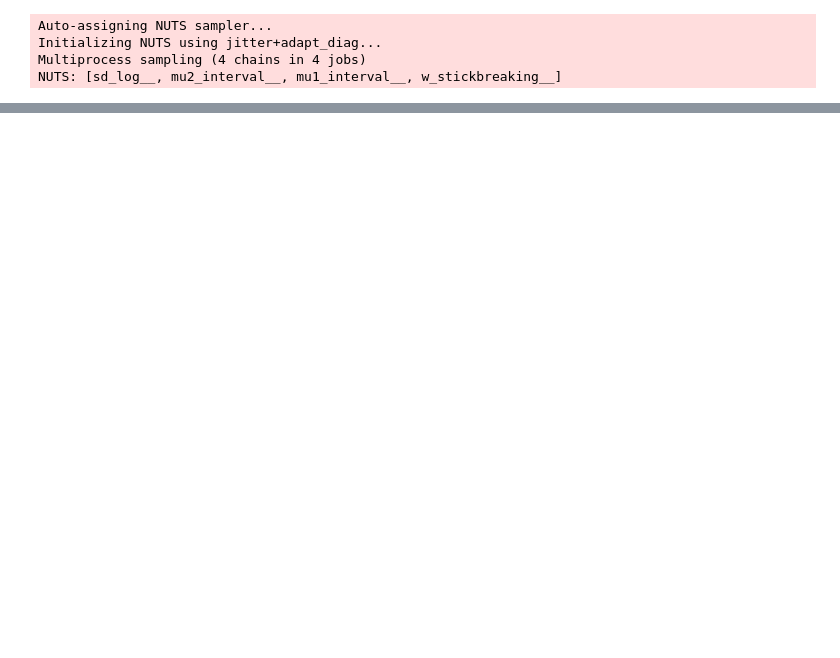
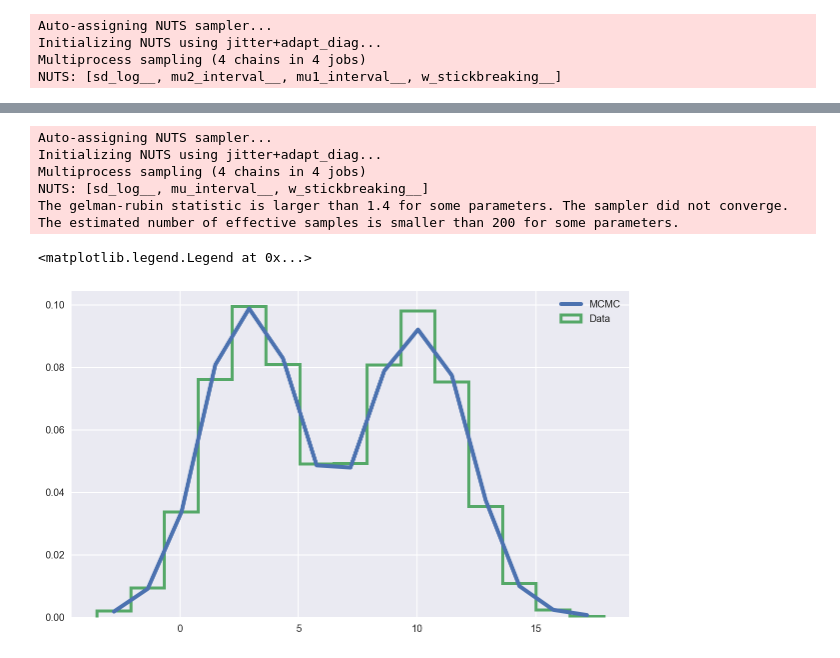
Before and after one commit to balarsen/pymc_learning, a Jupyter notebook: Mixture/Gaussian Mixture.ipynb, the cells around one changed output, grey strips where cells are left out. Cells and saved outputs as stored; diff of their text form; code cells hidden in the pictures; blank space fills up the shorter version.

```diff
--- a/Mixture/Gaussian Mixture.ipynb
+++ b/Mixture/Gaussian Mixture.ipynb
@@ -148,0 +155,18 @@ plt.legend()
+# %%
+with mc3.Model() as model:
+    w = mc3.Dirichlet('w', np.ones_like(locs))
+
+    mu = mc3.Uniform('mu', -10., 20., shape=locs.size)
+    sd = mc3.Gamma('sd', 1., 1., shape=locs.size)
+
+    x_obs = mc3.Mixture('x_obs', w=w, comp_dists=mc3.Normal.dist(mu=mu, sd=sd), observed=D)
+
+    start = mc3.find_MAP()
+    trace = mc3.sample(5000, n_init=10000, tune=1000, random_seed=SEED, start=start)[1000:]
+# %% [output]
+Auto-assigning NUTS sampler...
+Initializing NUTS using jitter+adapt_diag...
+Multiprocess sampling (4 chains in 4 jobs)
+NUTS: [sd_log__, mu_interval__, w_stickbreaking__]
+The gelman-rubin statistic is larger than 1.4 for some parameters. The sampler did not converge.
+The estimated number of effective samples is smaller than 200 for some parameters.
@@ -148,0 +193,9 @@ plt.legend()
+# %%
+ppc = mc3.sample_ppc(trace, samples=5000, model=model)
+hist, bins = np.histogram(ppc['x_obs'], bins='doane', normed=True)
+plt.plot(tb.bin_edges_to_center(bins), hist, lw=4, label='MCMC')
+plt.hist(D, bins=bins, histtype='step', lw=3, normed=True, label='Data');
+plt.legend()
+# %% [output]
+<matplotlib.legend.Legend at 0x...>
+[figure, added]
```
Also changed, not shown: parts of 15 cells of this notebook, 2 other files.
